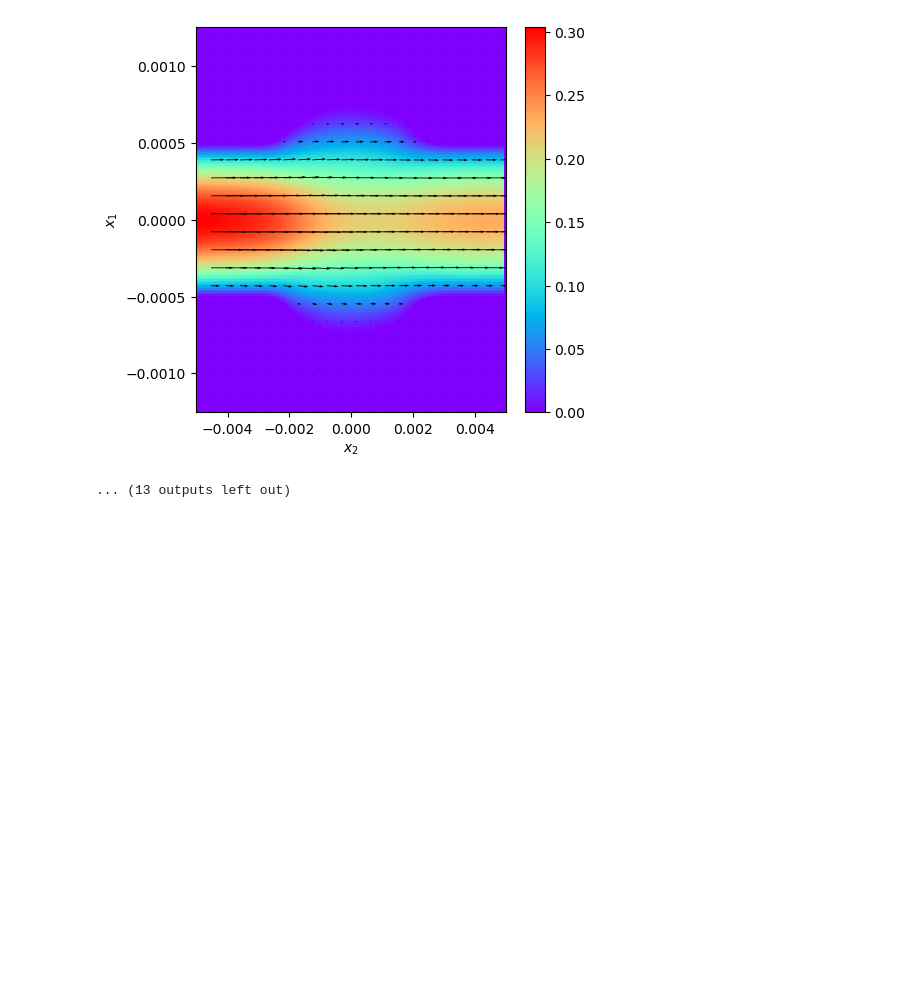
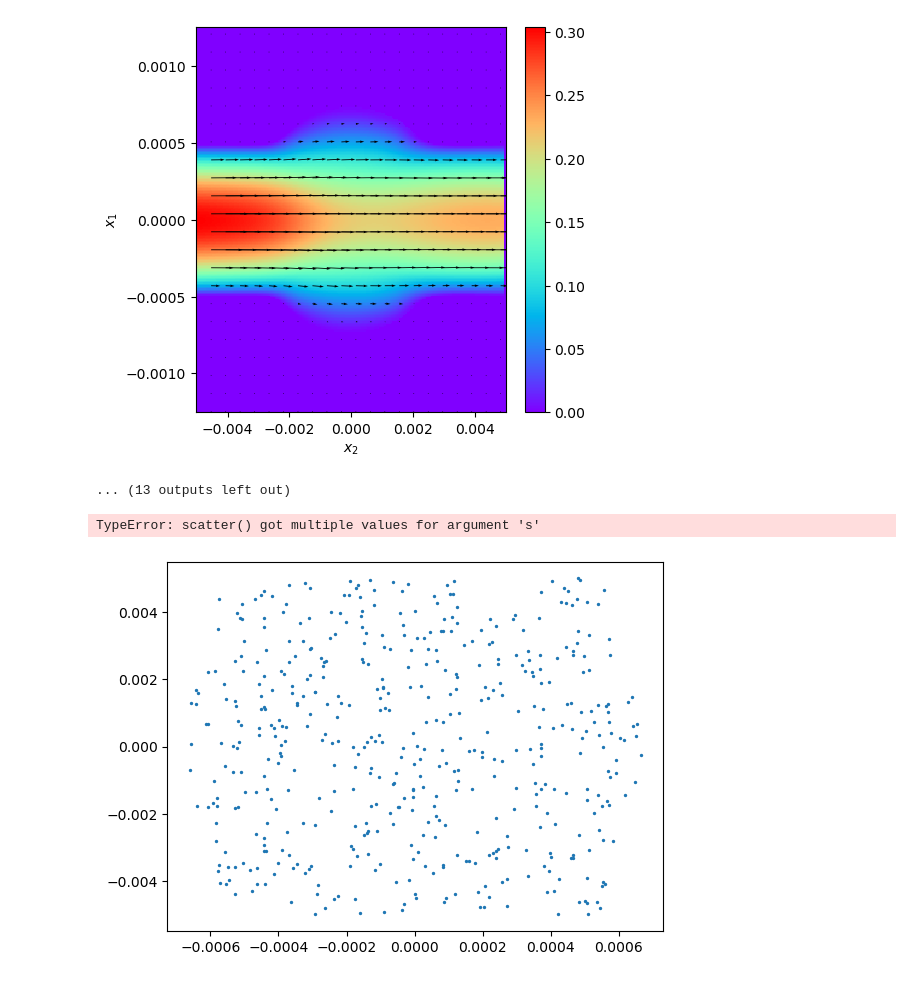
Before and after one commit to DanilaMos/Flow-Domain-Interpolation, a Jupyter notebook: Multi-Parametrized-PINN-main/MAIN.ipynb, the cells around one changed output. Saved outputs shown, nothing was run; the diff lists cells and outputs as text; code cells hidden in the pictures; blank space fills up the shorter version.

```diff
--- a/Multi-Parametrized-PINN-main/MAIN.ipynb
+++ b/Multi-Parametrized-PINN-main/MAIN.ipynb
@@ -715,3 +717,9 @@ v_abs: 0.3037560096966491
 p_max: 22.039161682128906
 [figure]
 ... (13 outputs left out)
+# %%
+plt.scatter(*train_dataset[2][1].T.cpu(), s=2)
+plt.scatter(*train_dataset[2][2][:, 2:].T.cpu(), s=2)
+# %% [output]
+TypeError: scatter() got multiple values for argument 's'
+[figure, added]
```
Also changed, not shown: parts of 5 cells of this notebook.
